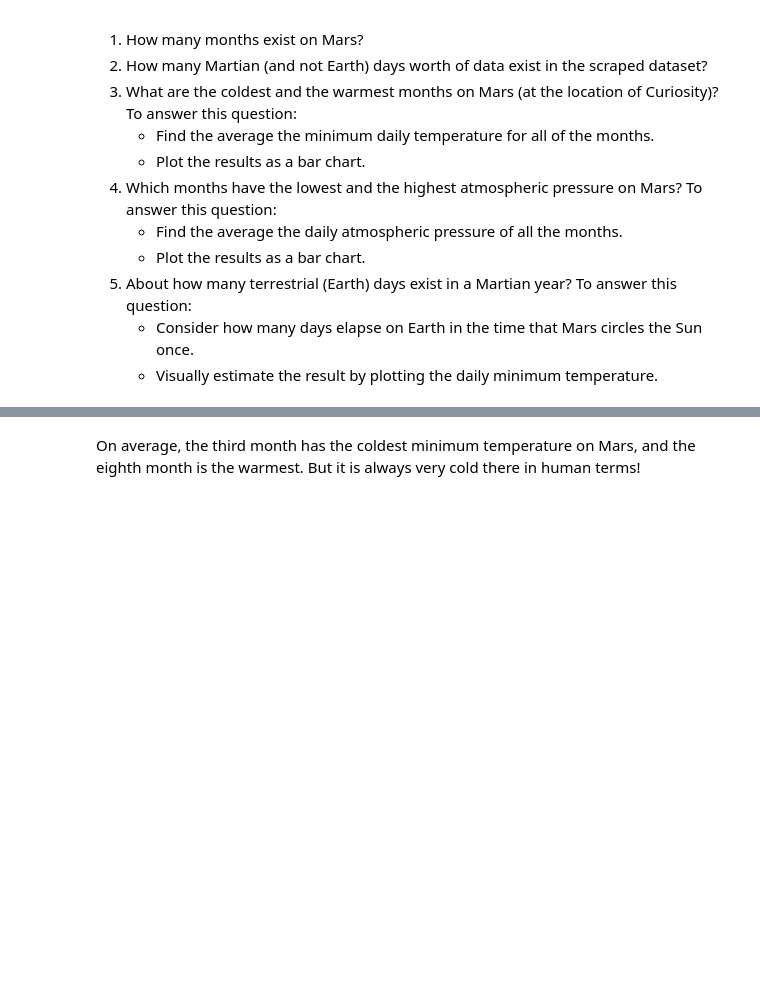
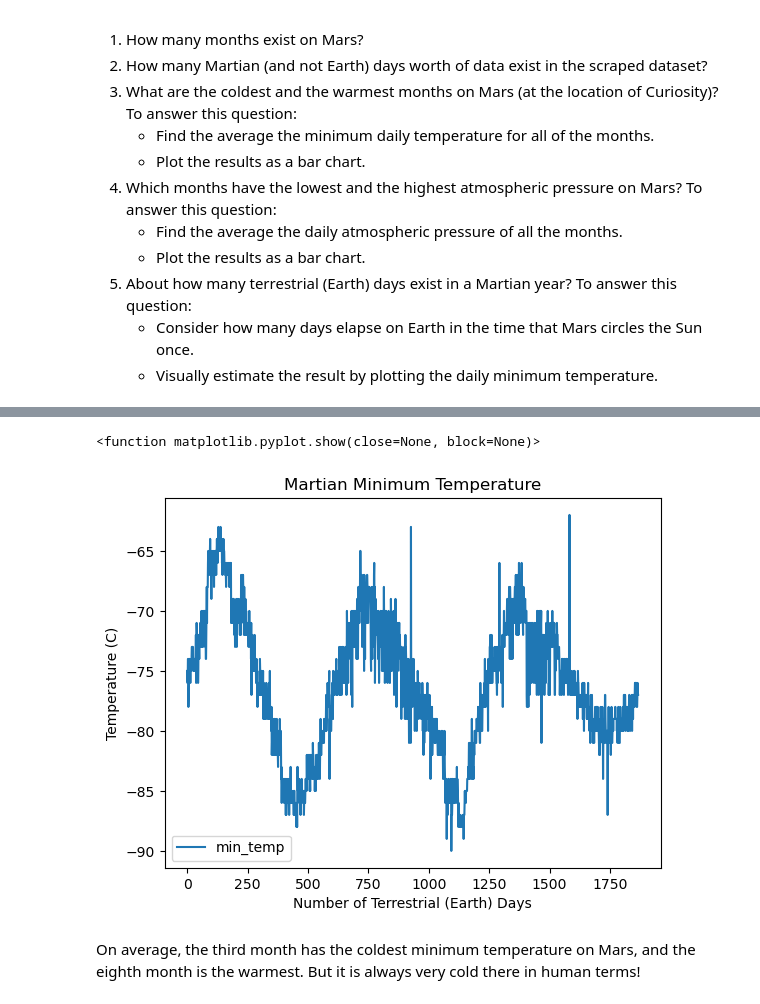
Before and after one commit to JLNoga/module-11-challenge, a Jupyter notebook: part_2_mars_weather.ipynb, the cells around one changed output, grey strips where cells are left out. Drawn from its saved outputs; the diff is of its cells as text; code cells hidden in the pictures; blank space fills up the shorter version.

```diff
--- a/part_2_mars_weather.ipynb
+++ b/part_2_mars_weather.ipynb
@@ -203,5 +267,14 @@ Analyze your dataset by using Pandas functions to answer the following questions
 # %%
 # 5. How many terrestrial (earth) days are there in a Martian year?
+daily_min_df = df[['min_temp']]
+daily_min_df.plot()
+plt.title("Martian Minimum Temperature")
+plt.ylabel("Temperature (C)")
+plt.xlabel("Number of Terrestrial (Earth) Days")
+plt.show
+# %% [output]
+<function matplotlib.pyplot.show(close=None, block=None)>
+[figure, added]
 # %% [markdown]
 On average, the third month has the coldest minimum temperature on Mars, and the eighth month is the warmest. But it is always very cold there in human terms!
 # %% [markdown]
```
Also changed, not shown: parts of 11 cells of this notebook, 1 other file.
